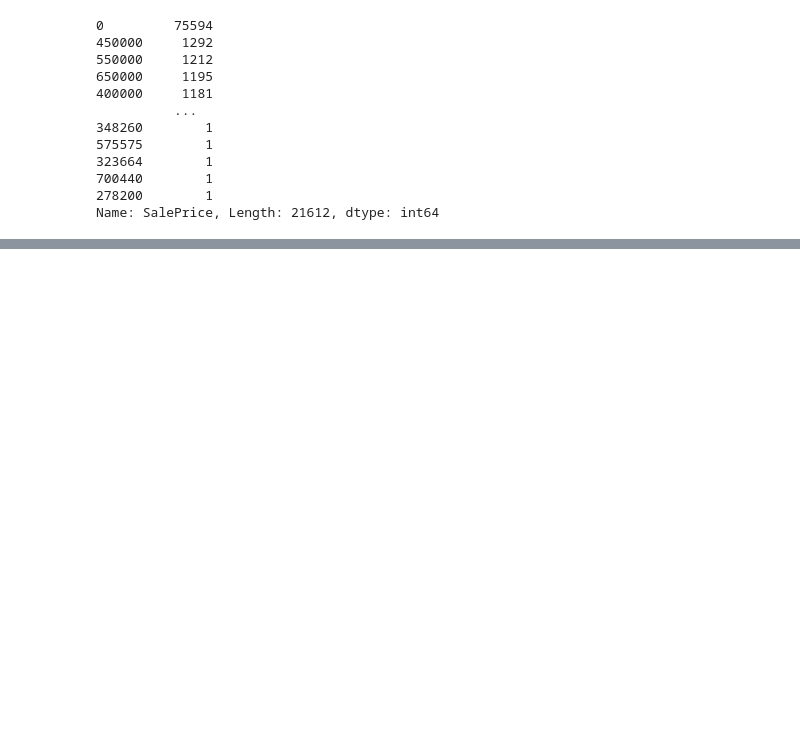
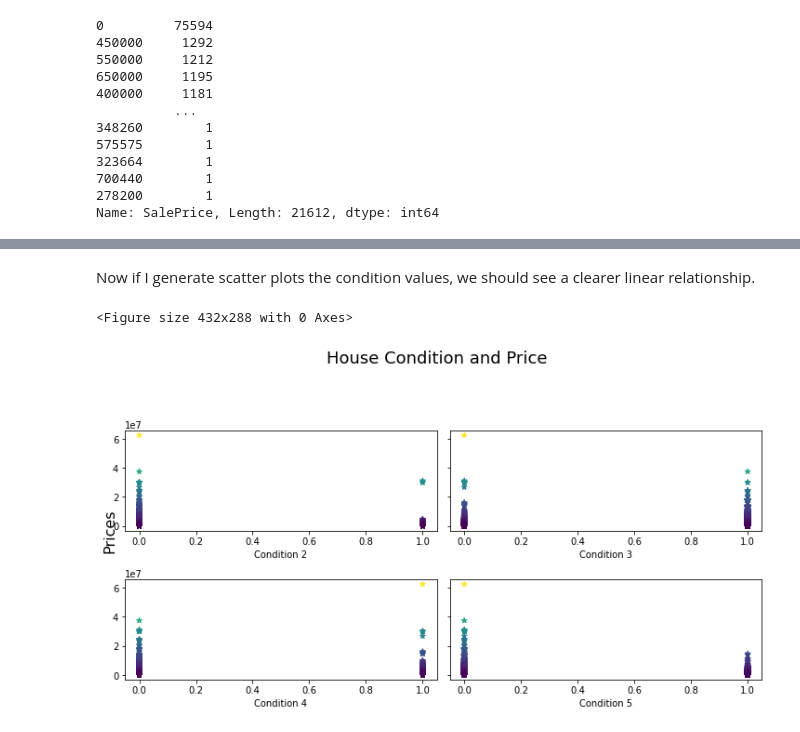
Before and after one commit to samtuleen/King-County-Home-Price-Predictors, a Jupyter notebook: notebooks/exploratory/Predicting-Most-Valuable-Home-Projects-In-King-County-Analysis.ipynb, the cells around one changed output, grey strips where cells are left out. Drawn from its saved outputs; the diff is of its cells as text; code cells hidden in the pictures; blank space fills up the shorter version.

```diff
--- a/notebooks/exploratory/Predicting-Most-Valuable-Home-Projects-In-King-County-Analysis.ipynb
+++ b/notebooks/exploratory/Predicting-Most-Valuable-Home-Projects-In-King-County-Analysis.ipynb
@@ -761,0 +785,37 @@ plt.title('House Condition and Price', fontsize=15, fontname='silom')
+# %%
+one_hot = pd.get_dummies(single_family_homes['Condition'], drop_first=True) #drop a column to avoid dummy variable trap
+single_family_homes = single_family_homes.drop('Condition',axis = 1)
+single_family_homes = single_family_homes.join(one_hot)
+# %% [markdown]
+Now if I generate scatter plots the condition values, we should see a clearer linear relationship.
+# %%
+price = single_family_homes['SalePrice']
+two = single_family_homes['two'] = single_family_homes[2]
+three = single_family_homes['three'] = single_family_homes[3]
+four = single_family_homes['four'] = single_family_homes[4]
+five = single_family_homes['five'] = single_family_homes[5]
+
+f = plt.figure()
+f, axes = plt.subplots(nrows = 2, ncols = 2, sharex=False, sharey = True, figsize=(10,5))
+
+f.suptitle('House Condition and Price', fontsize=18, y=1.1)
+f.text(0.0001, 0.56, 'Prices', va='center', rotation='vertical', fontsize=16)
+
+sc = axes[0][0].scatter(two, price, c = price, marker = "*")
+axes[0][0].set_xlabel('Condition 2')
+
+axes[0][1].scatter(three, price, c = price, marker = "*")
+axes[0][1].set_xlabel('Condition 3')
+
+axes[1][0].scatter(four, price, c = price, marker = "*")
+axes[1][0].set_xlabel('Condition 4')
+
+axes[1][1].scatter(five, price, c = price, marker = "*")
+axes[1][1].set_xlabel('Condition 5')
+
+
+f.tight_layout()
+plt.show()
+# %% [output]
+<Figure size 432x288 with 0 Axes>
+[figure, added]
```
Also changed, not shown: parts of 6 cells of this notebook.
